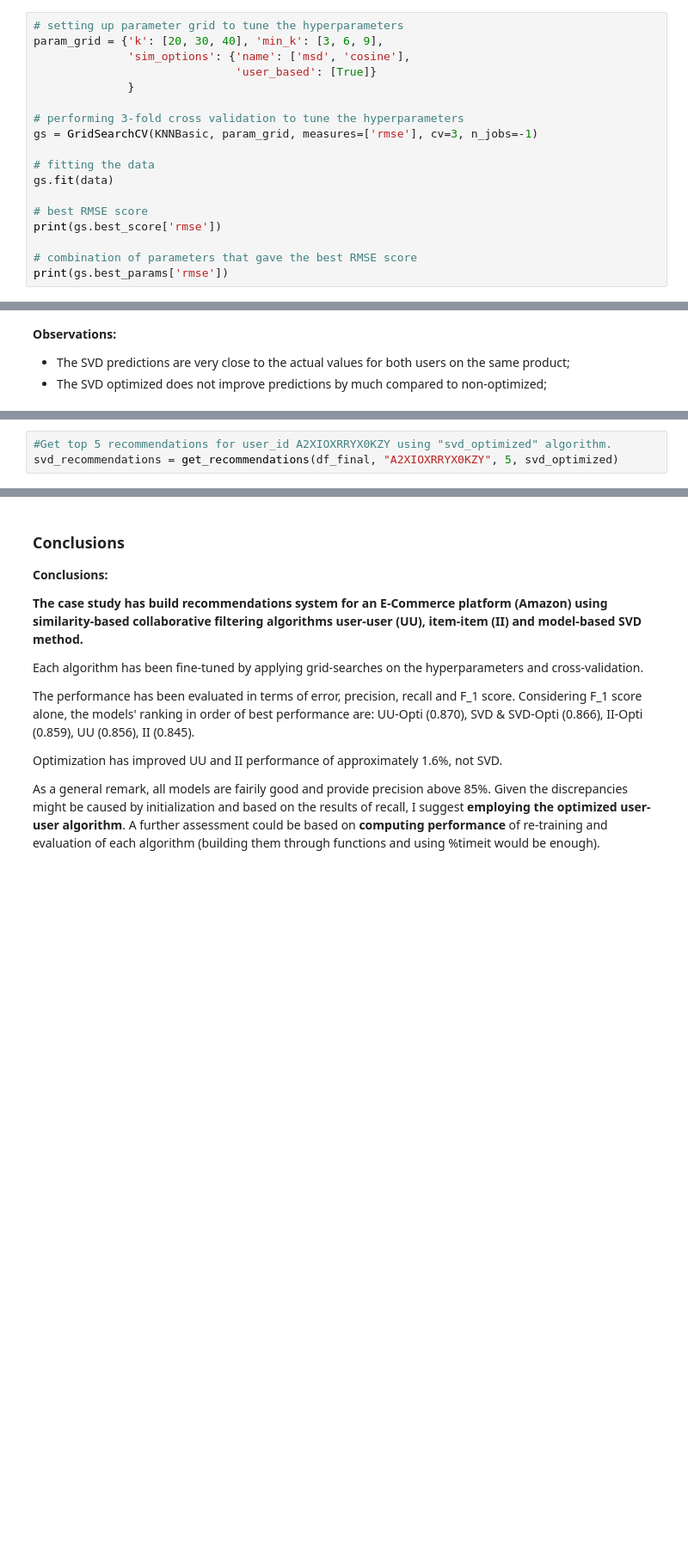
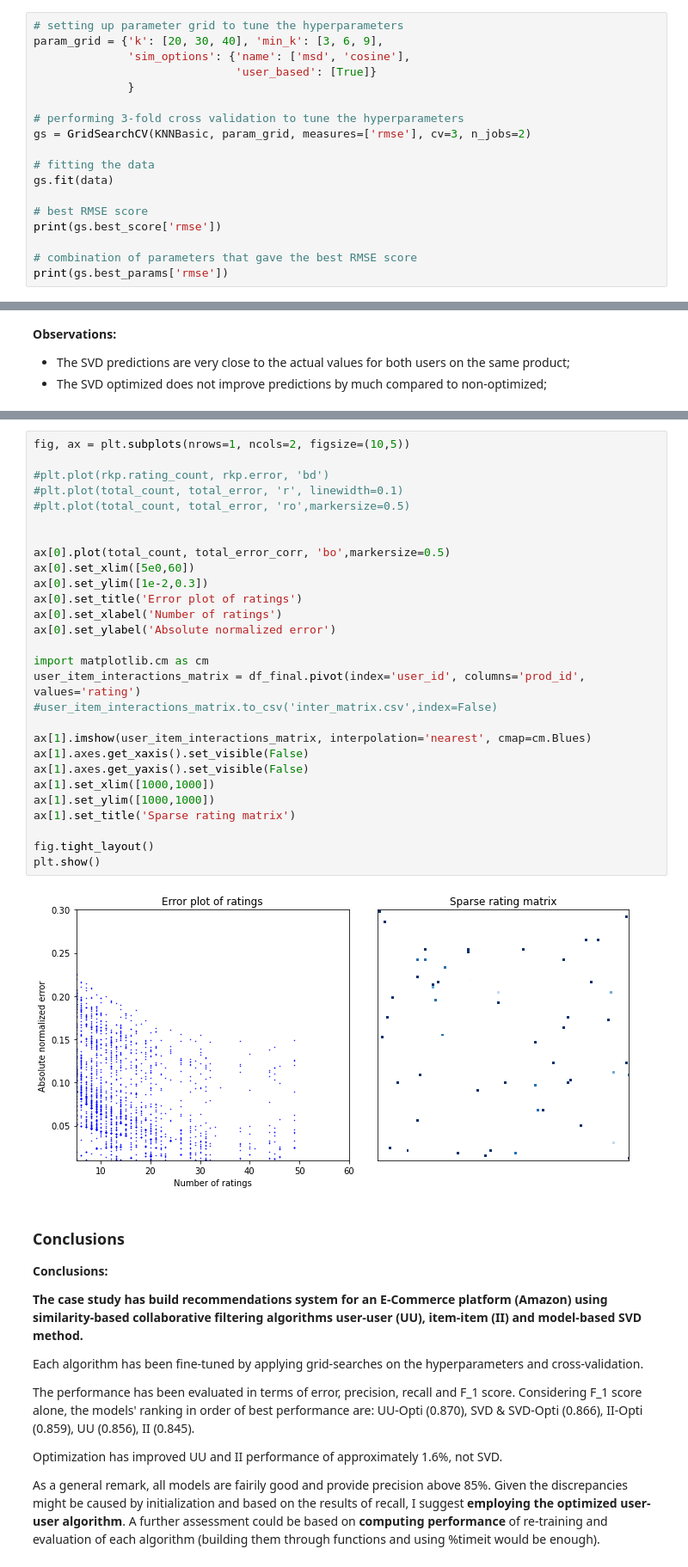
Before and after one commit to fparisio/DataScience, a Jupyter notebook: RecommendationSystem/RecommendationSystemsAmazonRating.ipynb, the cells around one changed output, grey strips where cells are left out. Shown at 86% size. Saved outputs shown, nothing was run; the diff lists cells and outputs as text; blank space fills up the shorter version.

```diff
--- a/RecommendationSystem/RecommendationSystemsAmazonRating.ipynb
+++ b/RecommendationSystem/RecommendationSystemsAmazonRating.ipynb
@@ -481,7 +506,7 @@ param_grid = {'k': [20, 30, 40], 'min_k': [3, 6, 9],
               }
 
 # performing 3-fold cross validation to tune the hyperparameters
-gs = GridSearchCV(KNNBasic, param_grid, measures=['rmse'], cv=3, n_jobs=-1)
+gs = GridSearchCV(KNNBasic, param_grid, measures=['rmse'], cv=3, n_jobs=2)
 
 # fitting the data
 gs.fit(data)
@@ -882,3 +986,0 @@ df_final.head()
-# %%
-#Get top 5 recommendations for user_id A2XIOXRRYX0KZY using "svd_optimized" algorithm.
-svd_recommendations = get_recommendations(df_final, "A2XIOXRRYX0KZY", 5, svd_optimized)
@@ -895,3 +1052,33 @@ ranking_products(svd_recommendations, final_rating)
+# %%
+fig, ax = plt.subplots(nrows=1, ncols=2, figsize=(10,5))
+
+#plt.plot(rkp.rating_count, rkp.error, 'bd')
+#plt.plot(total_count, total_error, 'r', linewidth=0.1)
+#plt.plot(total_count, total_error, 'ro',markersize=0.5)
+
+
+ax[0].plot(total_count, total_error_corr, 'bo',markersize=0.5)
+ax[0].set_xlim([5e0,60])
+ax[0].set_ylim([1e-2,0.3])
+ax[0].set_title('Error plot of ratings')
+ax[0].set_xlabel('Number of ratings')
+ax[0].set_ylabel('Absolute normalized error')
+
+import matplotlib.cm as cm
+user_item_interactions_matrix = df_final.pivot(index='user_id', columns='prod_id', values='rating')
+#user_item_interactions_matrix.to_csv('inter_matrix.csv',index=False)
+
+ax[1].imshow(user_item_interactions_matrix, interpolation='nearest', cmap=cm.Blues)
+ax[1].axes.get_xaxis().set_visible(False)
+ax[1].axes.get_yaxis().set_visible(False)
+ax[1].set_xlim([1000,1000])
+ax[1].set_ylim([1000,1000])
+ax[1].set_title('Sparse rating matrix')
+
+fig.tight_layout()
+plt.show()
+# %% [output]
+[figure, added]
 # %% [markdown]
 ### Conclusions
 
```
Also changed, not shown: parts of 20 cells of this notebook.
